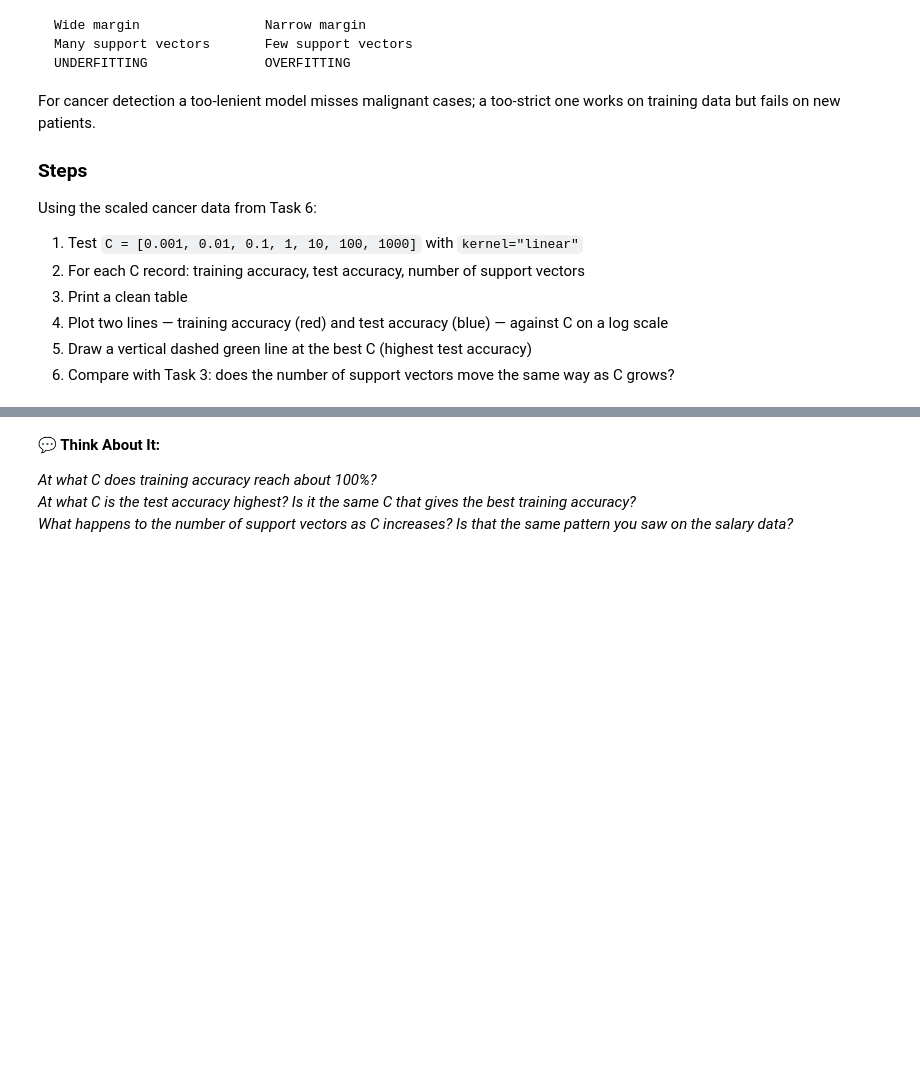
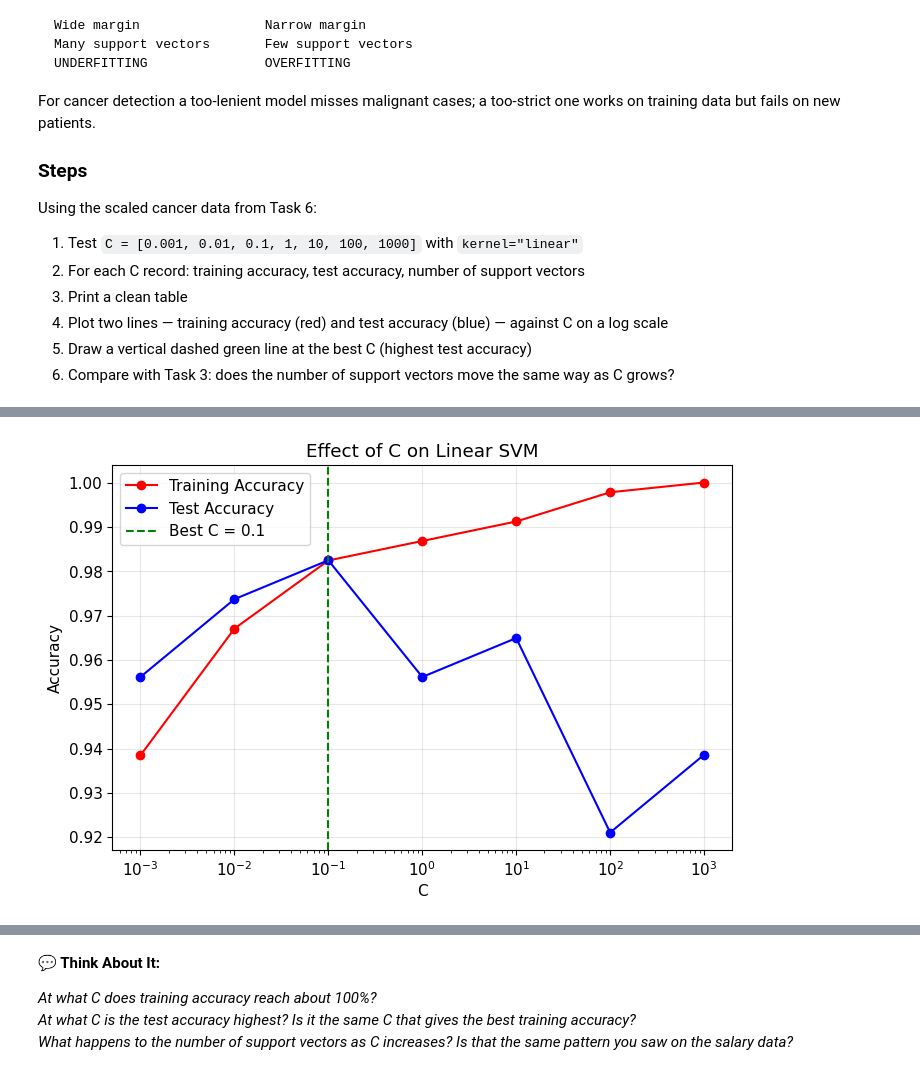
Before and after one commit to FurqanAlyy/AI-ML-NIAI, a Jupyter notebook: svm_student_v3_updated.ipynb, the cells around one changed output, grey strips where cells are left out. Cells and saved outputs as stored; diff of their text form; code cells hidden in the pictures; blank space fills up the shorter version.

Commit message:
task 8

```diff
--- a/svm_student_v3_updated.ipynb
+++ b/svm_student_v3_updated.ipynb
@@ -1155,0 +1305,96 @@ Using the scaled cancer data from Task 6:
+# %%
+# ── Your code here ────────────────────────────────────────────────────────
+# ── Task 8: C in Action on Real Data ──────────────────────────────────────
+
+C_values = [0.001, 0.01, 0.1, 1, 10, 100, 1000]
+
+training_scores = []
+test_scores = []
+support_counts = []
+
+
+# 1 & 2. Train Linear SVM for each C
+for C in C_values:
+
+    clf_c = SVC(kernel='linear', C=C)
+    clf_c.fit(X_tr_s, y_tr)
+
+    # Training accuracy
+    train_acc = clf_c.score(X_tr_s, y_tr)
+
+    # Test accuracy
+    test_acc = clf_c.score(X_te_s, y_te)
+
+    # Number of support vectors
+    n_support = len(clf_c.support_)
+
+    training_scores.append(train_acc)
+    test_scores.append(test_acc)
+    support_counts.append(n_support)
+
+
+# 3. Create results table
+task8_results = pd.DataFrame({
+    'C': C_values,
+    'Training Accuracy': training_scores,
+    'Test Accuracy': test_scores,
+    'Support Vectors': support_counts
+})
+
+print("Task 8 Results:\n")
+print(task8_results.to_string(index=False))
+
+
+# Find best C based on TEST accuracy
+best_index = np.argmax(test_scores)
+
+best_C = C_values[best_index]
+best_test_accuracy = test_scores[best_index]
+
+print("\nBest C:", best_C)
+print(f"Best Test Accuracy: {best_test_accuracy:.2%}")
+
+
+# 4. Plot Training vs Test Accuracy
+fig, ax = plt.subplots(figsize=(8, 5))
+
+ax.semilogx(
+    C_values,
+    training_scores,
+    marker='o',
+    color='red',
+    label='Training Accuracy'
+)
+
+ax.semilogx(
+    C_values,
+    test_scores,
+    marker='o',
+    color='blue',
+    label='Test Accuracy'
+)
+
+
+# 5. Vertical line showing best C
+ax.axvline(
+    best_C,
+    color='green',
+    linestyle='--',
+    label=f'Best C = {best_C}'
+)
+
+ax.set_xlabel('C')
+ax.set_ylabel('Accuracy')
+ax.set_title('Effect of C on Linear SVM')
+ax.legend()
+ax.grid(alpha=0.3)
+
+plt.show()
+
+
+# 6. Show how support vectors change with C
+print("\nSupport Vectors as C increases:")
+
+for C, n_sv in zip(C_values, support_counts):
+    print(f"C = {C:<7} → {n_sv} support vectors")
+# %% [output]
@@ -1155,0 +1414 @@ Using the scaled cancer data from Task 6:
+[figure, added]
```
Also changed, not shown: parts of 4 cells of this notebook.
